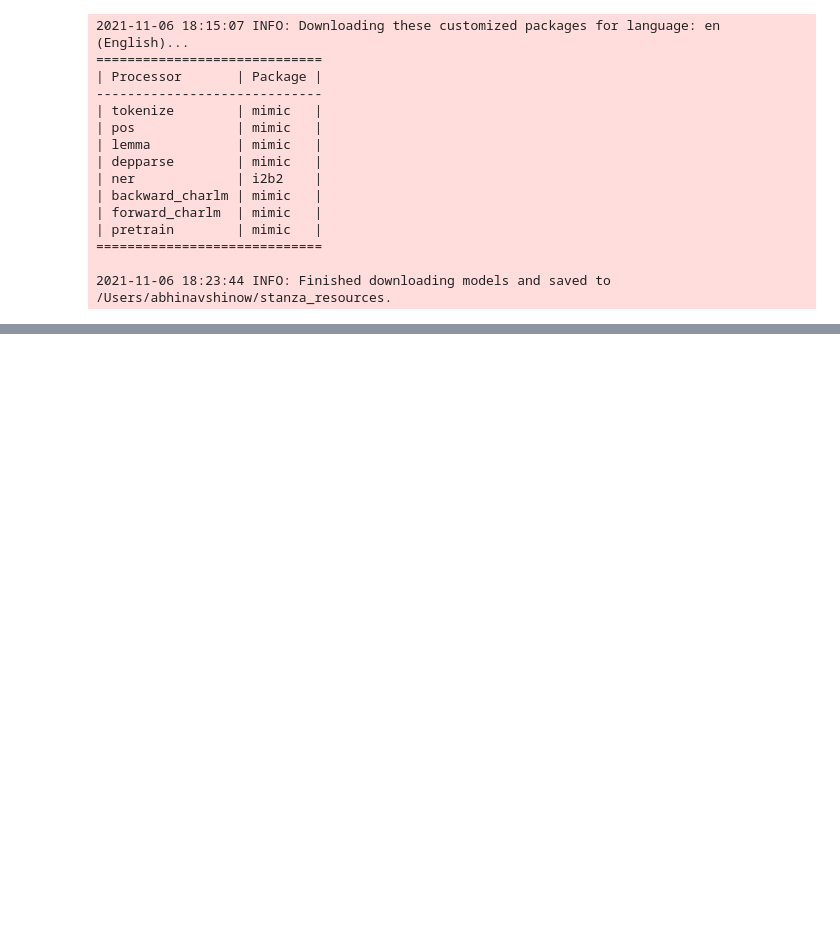
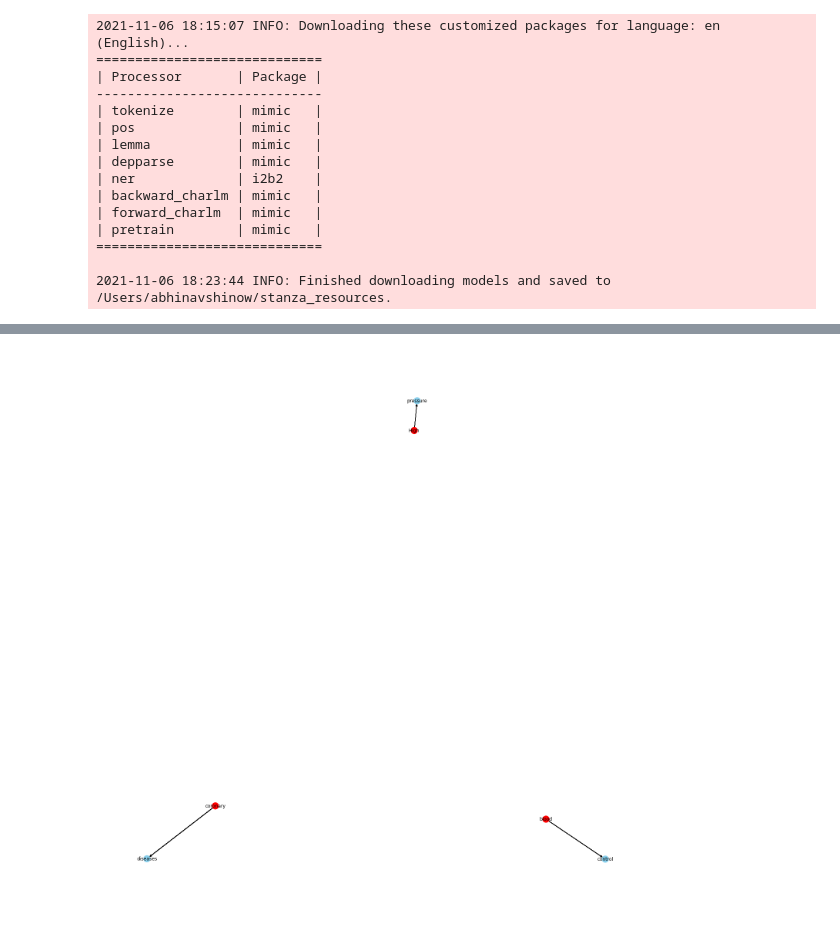
Before and after one commit to alphabeta2206/KG-Genaration-from-Biomedical-Text-Using-NER, a Jupyter notebook: Models/Stanza.ipynb, the cells around one changed output, grey strips where cells are left out. Cells and saved outputs as stored; diff of their text form; code cells hidden in the pictures; blank space fills up the shorter version.

```diff
--- a/Models/Stanza.ipynb
+++ b/Models/Stanza.ipynb
@@ -3,5 +6,5 @@ import stanza
 # %%
 with open ("/Users/abhinavshinow/Documents/GitHub/KG-Genaration-from-Biomedical-Text-Using-NER/Data_Collection/heart-data.txt","r") as f:
     text=f.read().replace("\n\n"," ").replace("\n"," ")
-text=text[:10000]
+text=text[:100000]
 # %%
@@ -141,0 +145,13 @@ texts
+# %%
+pattern = [['B-PROBLEM', 'I-PROBLEM', 'E-PROBLEM'],['B-TREATMENT', 'I-TREATMENT', 'E-TREATMENT'],['B-TEST', 'I-TEST', 'E-TEST']]
+sources =[]
+relations = []
+targets =[]
+for val in ners:
+    if val in pattern:
+        if texts[ners.index(val)][0] not in sources:
+            sources.append(texts[ners.index(val)][0])
+            relations.append(texts[ners.index(val)][1])
+            targets.append(texts[ners.index(val)][2])
+# %%
+df=pd.DataFrame({'source-node':sources,'target-node':targets,'relation':relations})
@@ -141,0 +181,12 @@ texts
+# %%
+Knowledge_graph=nx.from_pandas_edgelist(df, 'source-node', 'target-node', edge_attr=True, create_using=nx.MultiDiGraph())
+for n in Knowledge_graph.nodes():
+    Knowledge_graph.nodes[n]['color'] = 'red' if n in sources else 'skyblue'
+
+plt.figure(figsize=(20,20))
+colors = [node[1]['color'] for node in Knowledge_graph.nodes(data=True)]
+pos = nx.spring_layout(Knowledge_graph)
+nx.draw(Knowledge_graph, with_labels=True, node_color=colors, edge_cmap=plt.cm.Blues, pos = pos)
+plt.show()
+# %% [output]
+[figure, added]
```
Also changed, not shown: parts of 10 cells of this notebook, 1 other file.
